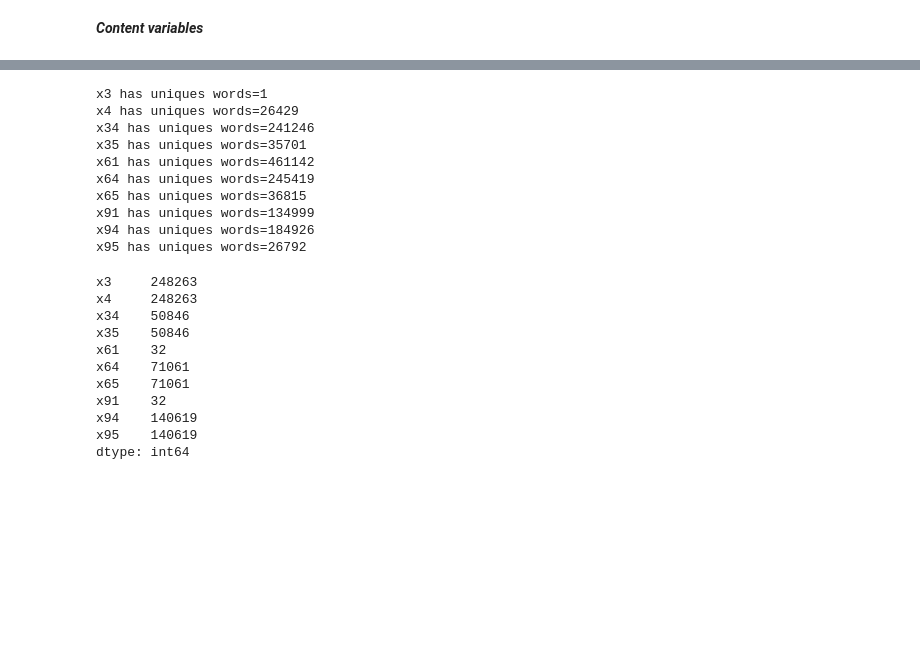
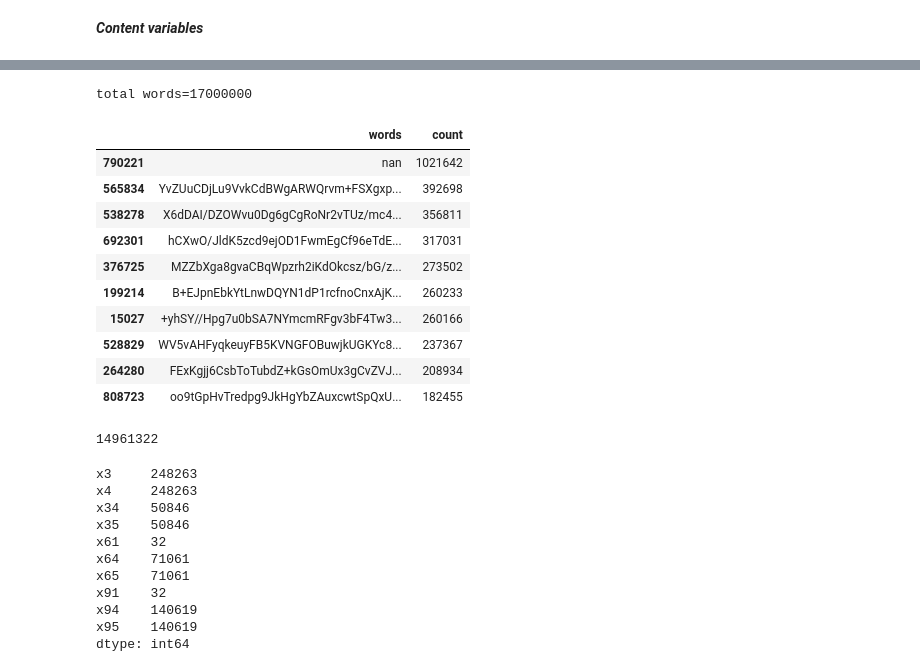
Before and after one commit to felipe-dossantos-dev/mlnd-capstone-tradeshift, a Jupyter notebook: notebooks/capstone-report.ipynb, the cells around one changed output, grey strips where cells are left out. Cells and saved outputs as stored; diff of their text form; code cells hidden in the pictures; blank space fills up the shorter version.

```diff
--- a/notebooks/capstone-report.ipynb
+++ b/notebooks/capstone-report.ipynb
@@ -301,27 +300,28 @@ content_train_features_describe
 # %%
-#train_features.replace('nan', np.NaN, inplace = True)
-for col in content_features:
-    #train_features[content_features] = train_features[content_features].astype(str)
-    uniques = np.unique(train_features[col])
-    print('{} has uniques words={}'.format(col, len(uniques)))
 # flattening all the words to count them
-#all_words = pd.Series(content_train_features.values.flatten('F'))
-#all_words = all_words.to_frame().reset_index()
-#print('total words={}'.format(all_words.shape[0]))
-#all_words = all_words.rename(columns= {0: 'words'})
-#all_words = pd.DataFrame({'count' : all_words.groupby(['words'])['words'].size()}).reset_index()
-#all_words.sort_values('count', ascending=False).head(10)
+all_words = pd.Series(content_train_features.values.flatten('F'))
+all_words = all_words.to_frame().reset_index()
+print('total words={}'.format(all_words.shape[0]))
+all_words = all_words.rename(columns= {0: 'words'})
+all_words = pd.DataFrame({'count' : all_words.groupby(['words'])['words'].size()}).reset_index()
+all_words.sort_values('count', ascending=False).head(10)
 # %% [output]
-x3 has uniques words=1
-x4 has uniques words=26429
-x34 has uniques words=241246
-x35 has uniques words=35701
-x61 has uniques words=461142
-x64 has uniques words=245419
-x65 has uniques words=36815
-x91 has uniques words=134999
-x94 has uniques words=184926
-x95 has uniques words=26792
+total words=17000000
+|  | words | count |
+| 790221 | nan | 1021642 |
+| 565834 | YvZUuCDjLu9VvkCdBWgARWQrvm+FSXgxp... | 392698 |
+| 538278 | X6dDAI/DZOWvu0Dg6gCgRoNr2vTUz/mc4... | 356811 |
+| 692301 | hCXwO/JldK5zcd9ejOD1FwmEgCf96eTdE... | 317031 |
+| 376725 | MZZbXga8gvaCBqWpzrh2iKdOkcsz/bG/z... | 273502 |
+| 199214 | B+EJpnEbkYtLnwDQYN1dP1rcfnoCnxAjK... | 260233 |
+| 15027 | +yhSY//Hpg7u0bSA7NYmcmRFgv3bF4Tw3... | 260166 |
+| 528829 | WV5vAHFyqkeuyFB5KVNGFOBuwjkUGKYc8... | 237367 |
+| 264280 | FExKgjj6CsbToTubdZ+kGsOmUx3gCvZVJ... | 208934 |
+| 808723 | oo9tGpHvTredpg9JkHgYbZAuxcwtSpQxU... | 182455 |
+# %%
+all_words.sort_values('count', ascending=False).head(50000)['count'].sum()
+# %% [output]
+14961322
 # %%
 content_train_features.isnull().sum()
 # %% [output]
```
Also changed, not shown: parts of 55 cells of this notebook, 2 other files.
